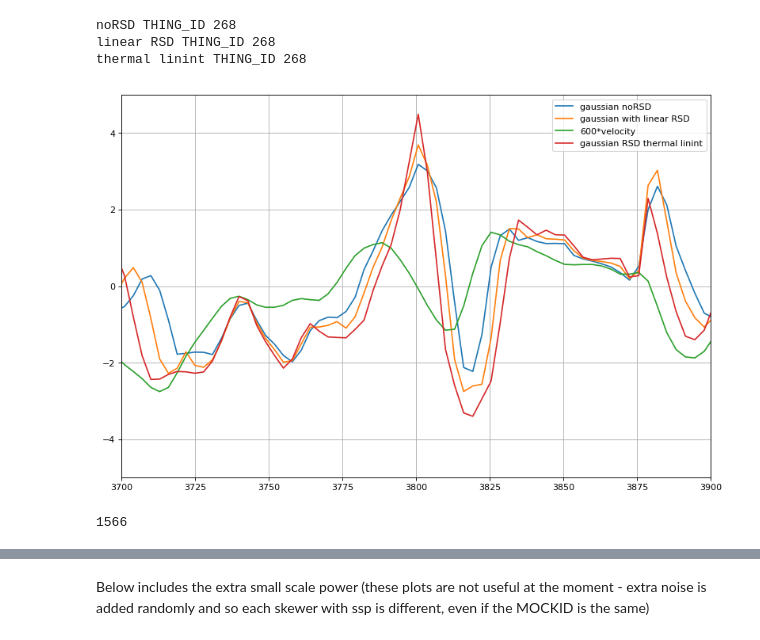
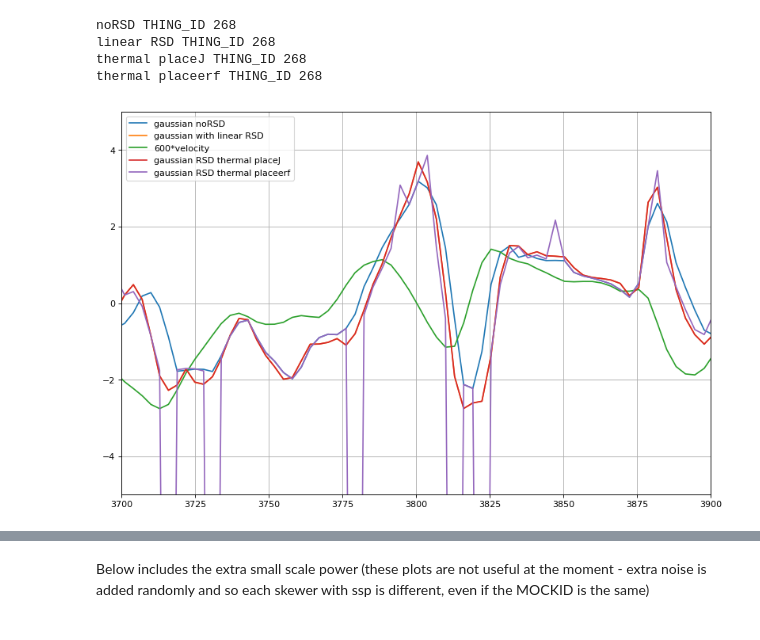
Before and after one commit to igmhub/LyaCoLoRe, a Jupyter notebook: example_scripts/test_thermal_RSD.ipynb, the cells around one changed output, grey strips where cells are left out. Saved outputs shown, nothing was run; the diff lists cells and outputs as text; code cells hidden in the pictures.

Commit message:
Thermal effects of RSDs now fully functioning

```diff
--- a/example_scripts/test_thermal_RSD.ipynb
+++ b/example_scripts/test_thermal_RSD.ipynb
@@ -10,7 +10,7 @@ pixel = 1
 pixel100 = pixel//100
 iskewer = 4
 # %%
-thermal_identifiers = ['linint']
+thermal_identifiers = ['placeJ','placeerf']
 thermal_basedirs = []
 for tid in thermal_identifiers:
     thermal_basedirs += [linear_basedir+'_thermal_{}'.format(tid)]
@@ -18,49 +18,45 @@ for tid in thermal_identifiers:
 plt.figure(figsize=(12, 8), dpi= 80, facecolor='w', edgecolor='k')
 
 h = fits.open(linear_basedir+'/{}/{}/picca-gaussian-noRSD-16-{}.fits'.format(pixel100,pixel,pixel))
-gaussian_skewer = h[0].data[:,iskewer]
+noRSD_gaussian_skewer = h[0].data[:,iskewer]
 lambdas = 10**h[2].data
-plt.plot(lambdas,gaussian_skewer,label='gaussian noRSD')
+plt.plot(lambdas,noRSD_gaussian_skewer,label='gaussian noRSD')
 THING_ID = h[3].data['THING_ID'][iskewer]
 print('noRSD THING_ID', THING_ID)
 h.close()
 
 h = fits.open(linear_basedir+'/{}/{}/picca-gaussian-16-{}.fits'.format(pixel100,pixel,pixel))
-gaussian_skewer = h[0].data[:,iskewer]
+linear_gaussian_skewer = h[0].data[:,iskewer]
 lambdas = 10**h[2].data
-plt.plot(lambdas,gaussian_skewer,label='gaussian with linear RSD')
+plt.plot(lambdas,linear_gaussian_skewer,label='gaussian with linear RSD')
 THING_ID = h[3].data['THING_ID'][iskewer]
 print('linear RSD THING_ID',THING_ID)
 h.close()
 
 h = fits.open(linear_basedir+'/{}/{}/gaussian-colore-16-{}.fits'.format(pixel100,pixel,pixel))
 velocity_skewer = h[3].data[np.searchsorted(h[1].data['MOCKID'],THING_ID),:]
 colore_lambdas = lya*(1+h[4].data['Z'])
 plt.plot(colore_lambdas,600*velocity_skewer,label='600*velocity')
 h.close()
 
 for i,thermal_basedir in enumerate(thermal_basedirs):
     h = fits.open(thermal_basedir+'/{}/{}/picca-gaussian-16-{}.fits'.format(pixel100,pixel,pixel))
     gaussian_skewer = h[0].data[:,iskewer]
     lambdas = 10**h[2].data
     plt.plot(lambdas,gaussian_skewer,label='gaussian RSD thermal {}'.format(thermal_identifiers[i]))
-    #plt.plot(lambdas,gaussian_skewer-0.00273*lambdas,label='gaussian RSD thermal {}'.format(thermal_cell_numbers[i]))
     print('thermal {}'.format(thermal_identifiers[i]),'THING_ID',h[3].data['THING_ID'][iskewer])
     h.close()
 
 centre = 3800.
 rad = 100.
 plt.xlim(centre-rad,centre+rad)
 plt.ylim(-5,5)
 plt.grid()
 plt.legend()
 plt.show()
 # %% [output]
 noRSD THING_ID 268
 linear RSD THING_ID 268
-thermal linint THING_ID 268
+thermal placeJ THING_ID 268
+thermal placeerf THING_ID 268
-[figure, old version]
+[figure, new version]
-# %%
-np.searchsorted(colore_lambdas,3800)
-# %% [output]
-1566
```
Also changed, not shown: parts of 6 cells of this notebook, 3 other files.
